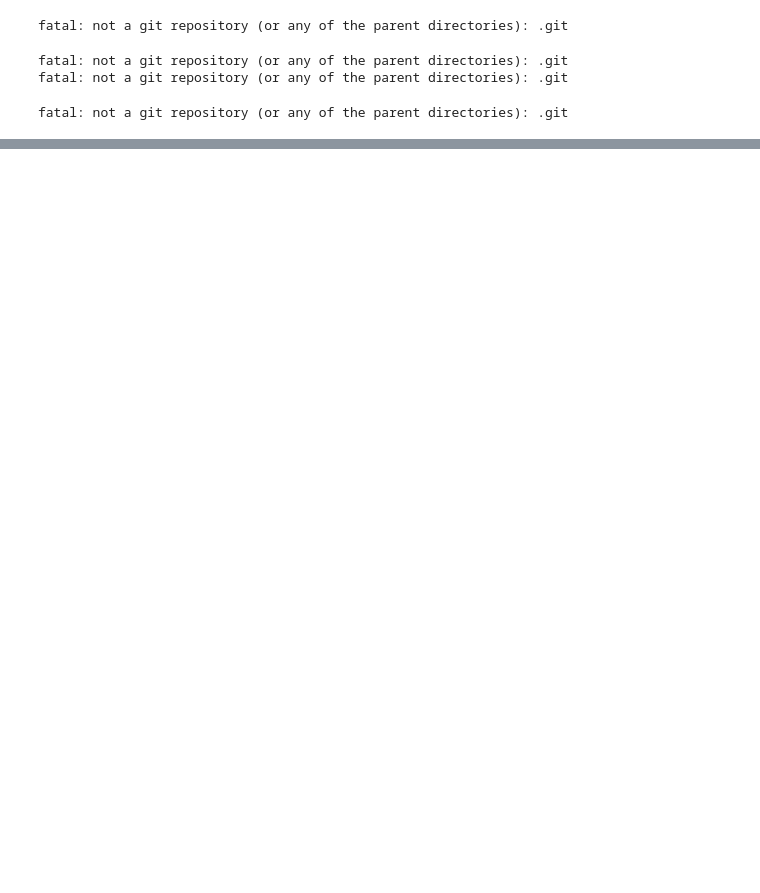
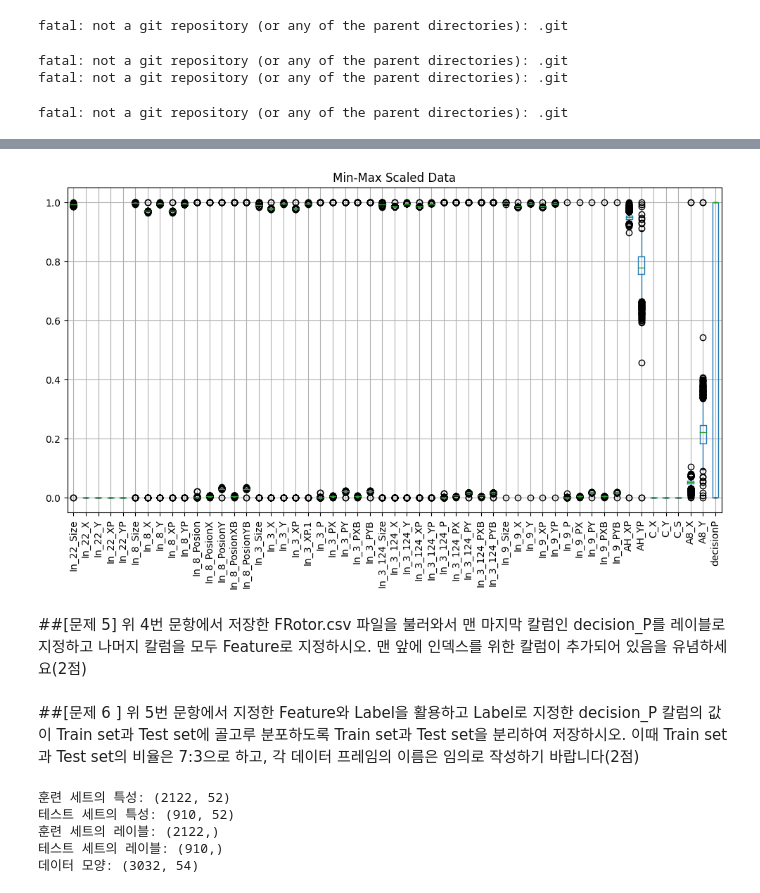
Before and after one commit to naimkim/Navigationing_Naim, a Jupyter notebook: assignment.ipynb, the cells around one changed output, grey strips where cells are left out. Saved outputs shown, nothing was run; the diff lists cells and outputs as text; code cells hidden in the pictures; blank space fills up the shorter version.

```diff
--- a/assignment.ipynb
+++ b/assignment.ipynb
@@ -17,0 +222,19 @@ $ git remote add origin (GitHub주소)  //origin이라는 이름으로 추가한
+# %%
+import pandas as pd
+from sklearn.preprocessing import MinMaxScaler
+import matplotlib.pyplot as plt
+import seaborn as sns
+
+# Rotor_EN.csv 파일 불러오기
+df = pd.read_csv('/content/drive/MyDrive/Colab Notebooks/final/Rotor_EN.csv', encoding='utf-8')
+
+# 맨 마지막 열을 제외한 모든 열에 대해 쉼표 제거 및 숫자로 변환
+df.iloc[:, :-1] = df.iloc[:, :-1].replace({',': ''}, regex=True).astype(float)
+
+#마지막열 선택해서
+last_column_name = df.columns[-1]
+
+# 'OK'를 1로, 'NG'를 0으로 변환
+df[last_column_name] = df[last_column_name].replace({'OK': 1, 'NG': 0})
+
+df
@@ -17,0 +255,5 @@ $ git remote add origin (GitHub주소)  //origin이라는 이름으로 추가한
+# %%
+# 중복된 행 제거
+df = df.drop_duplicates()
+
+df
@@ -17,0 +274,17 @@ $ git remote add origin (GitHub주소)  //origin이라는 이름으로 추가한
+# %%
+# Min-Max 스케일링 적용
+scaler = MinMaxScaler()
+df_scaled = pd.DataFrame(scaler.fit_transform(df), columns=df.columns)
+
+# 결과 시각화
+plt.figure(figsize=(12, 6))
+df_scaled.boxplot(rot=90)
+plt.title('Min-Max Scaled Data')
+plt.show()
+
+# 결과를 파일로 저장
+df_scaled.to_csv('/content/drive/MyDrive/Colab Notebooks/final/FRotor.csv', index=False)
+# %% [output]
+[figure, added]
+# %% [markdown]
+##[문제 5] 위 4번 문항에서 저장한 FRotor.csv 파일을 불러와서 맨 마지막 칼럼인 decision_P를 레이블로 지정하고 나머지 칼럼을 모두 Feature로 지정하시오. 맨 앞에 인덱스를 위한 칼럼이 추가되어 있음을 유념하세요(2점)
@@ -17,0 +313,21 @@ $ git remote add origin (GitHub주소)  //origin이라는 이름으로 추가한
+# %% [markdown]
+##[문제 6 ] 위 5번 문항에서 지정한 Feature와 Label을 활용하고 Label로 지정한 decision_P 칼럼의 값이 Train set과 Test set에 골고루 분포하도록 Train set과 Test set을 분리하여 저장하시오. 이때 Train set과 Test set의 비율은 7:3으로 하고, 각 데이터 프레임의 이름은 임의로 작성하기 바랍니다(2점)
+# %%
+#답안을 아래에 작성하시오.
+
+# 데이터를 훈련 세트와 테스트 세트로 분할 (비율은 7:3)
+X_train, X_test, y_train, y_test = train_test_split(X, y, test_size=0.3, random_state=42,stratify=y)
+
+# 분할된 데이터 확인 (선택적으로)
+print("훈련 세트의 특성:", X_train.shape)
+print("테스트 세트의 특성:", X_test.shape)
+print("훈련 세트의 레이블:", y_train.shape)
+print("테스트 세트의 레이블:", y_test.shape)
+
+print("데이터 모양:", df.shape)
+# %% [output]
+훈련 세트의 특성: (2122, 52)
+테스트 세트의 특성: (910, 52)
+훈련 세트의 레이블: (2122,)
+테스트 세트의 레이블: (910,)
+데이터 모양: (3032, 54)
```
Also changed, not shown: parts of 29 cells of this notebook.
